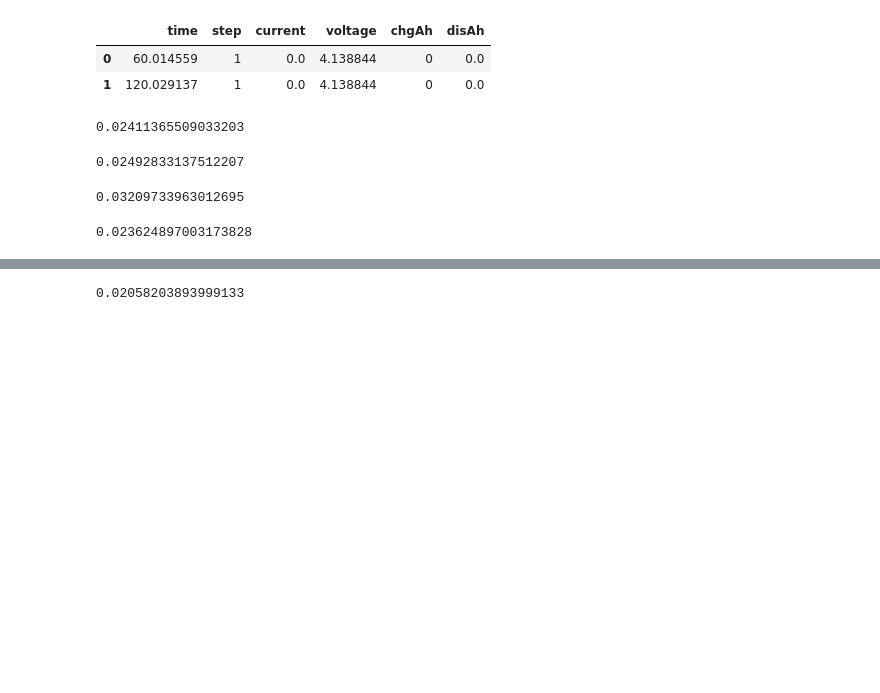
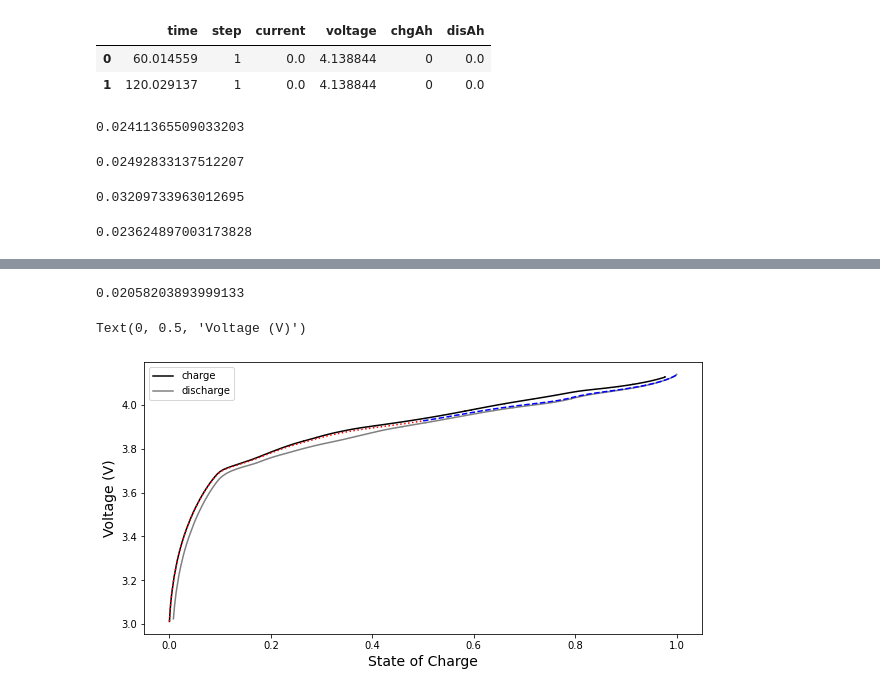
Before and after one commit to mattybohan/bms-specialization, a Jupyter notebook: dev/2022-02-07-mtb-lesson_2.2.5.ipynb, the cells around one changed output, grey strips where cells are left out. Cells and saved outputs as stored; diff of their text form; code cells hidden in the pictures; blank space fills up the shorter version.

```diff
--- a/dev/2022-02-07-mtb-lesson_2.2.5.ipynb
+++ b/dev/2022-02-07-mtb-lesson_2.2.5.ipynb
@@ -164,4 +158,35 @@ deltaV50 = charge_interpolate(0.5) - discharge_interpolate(0.5)
-# %%
-deltaV50
-# %% [output]
-0.02058203893999133
+# %%
+"""
+When we look at the same SOC (50%) between charge and discharge curves,
+the charge curve will by higher. Then, if we subtract discharge value at SOC 50%
+from charge value, we will have a positive number. We can use this value
+to adjust charge/discharge curves to smoothly adjust between charge/discharge.
+"""
+deltaV50 = charge_interpolate(0.5) - discharge_interpolate(0.5)
+print(deltaV50)
+# %% [output]
+0.02058203893999133
+# %%
+# Select points on charge curve where SOC < 50%.
+ind = np.where(chgZ < 0.5)[0]
+vChg = chgV[ind] - chgZ[ind]*deltaV50
+zChg = chgZ[ind]
+# %%
+# Select points on charge curve where SOC > 50%.
+ind = np.where(disZ > 0.5)[0]
+vDis = (disV[ind] + ((1 - disZ[ind])*deltaV50))[::-1]
+zDis = (disZ[ind])[::-1]
+# %%
+# Here's a visualization of the processing. We use charge curve at
+# low SOC, and discharge curve at high SOC, with a smooth transition between the two.
+plt.figure(figsize=(10,5))
+plt.plot(chgZ,chgV,color='black',label='charge')
+plt.plot(disZ,disV,color='grey',label='discharge')
+plt.plot(zChg,vChg,color='red',ls='dotted')
+plt.plot(zDis,vDis,color='blue',ls='dashed')
+plt.legend()
+plt.xlabel('State of Charge',fontsize=14)
+plt.ylabel('Voltage (V)',fontsize=14)
+# %% [output]
+Text(0, 0.5, 'Voltage (V)')
+[figure, added]
```
Also changed, not shown: parts of 4 cells of this notebook.
